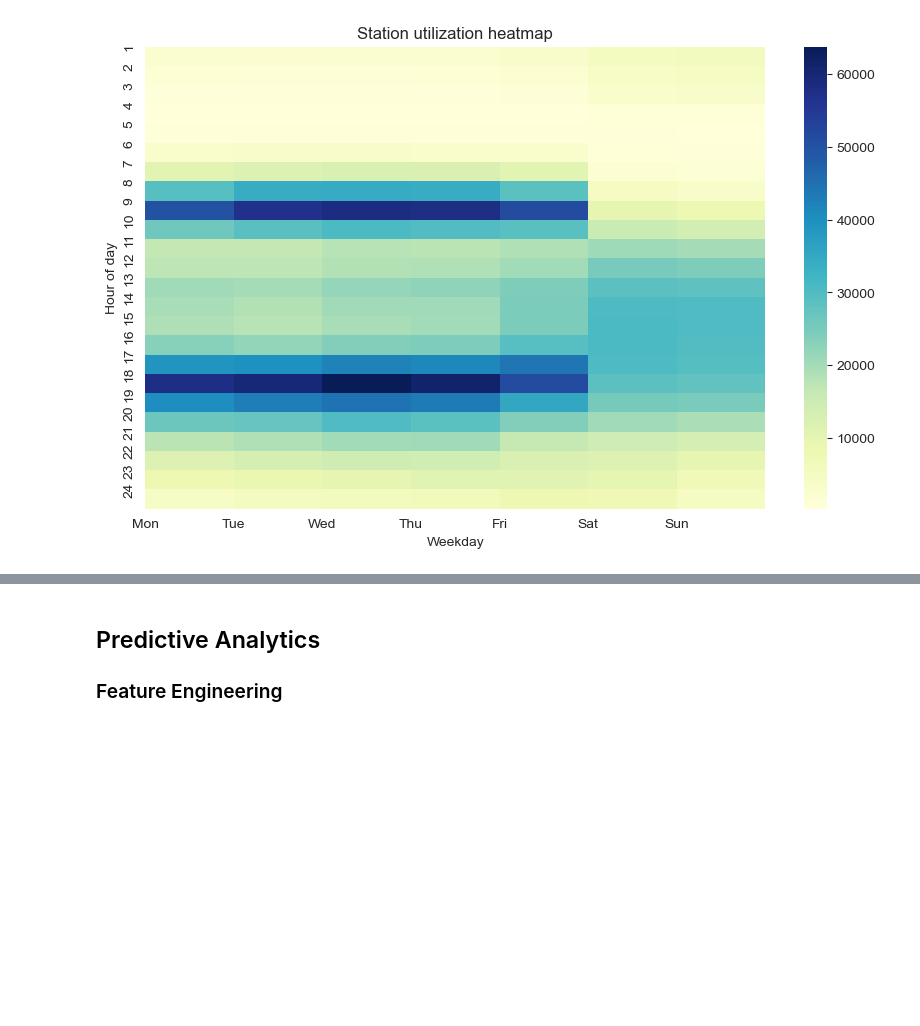
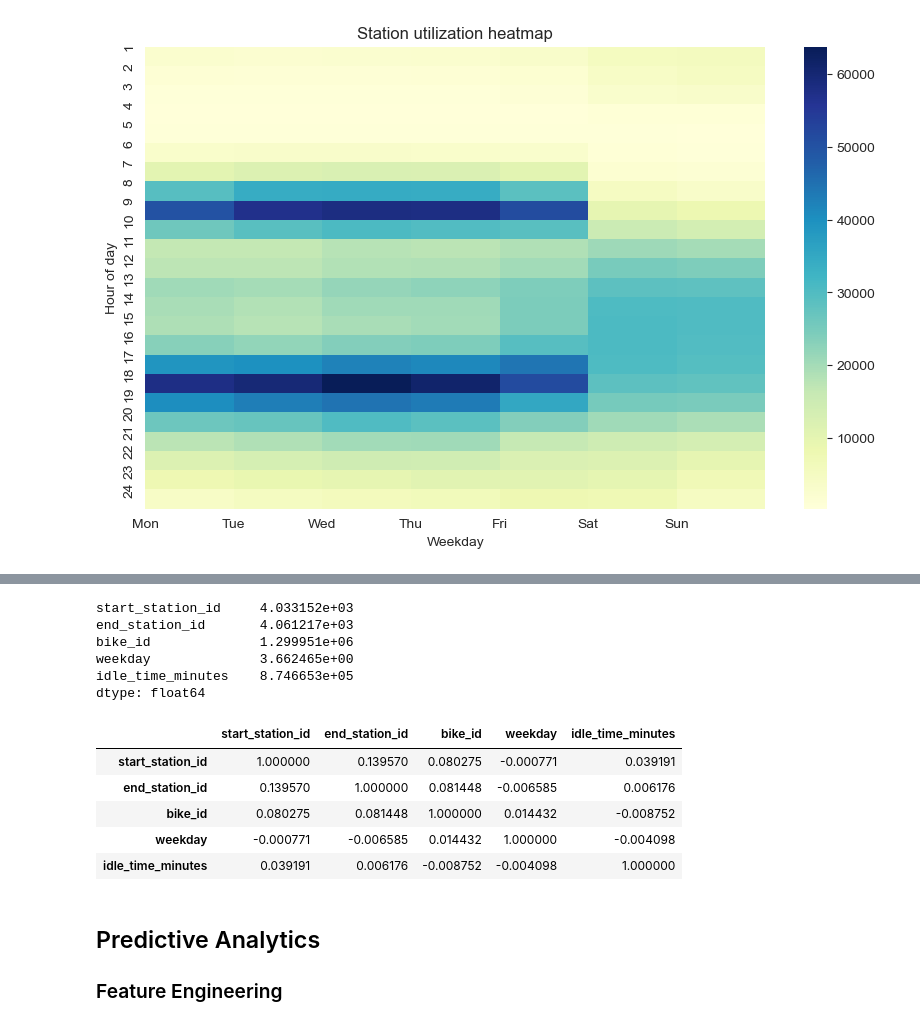
Before and after one commit to Oxford012/DDT, a Jupyter notebook: Final/Final_Notebook.ipynb, the cells around one changed output, grey strips where cells are left out. Saved outputs shown, nothing was run; the diff lists cells and outputs as text; code cells hidden in the pictures; blank space fills up the shorter version.

```diff
--- a/Final/Final_Notebook.ipynb
+++ b/Final/Final_Notebook.ipynb
@@ -882,3 +879,21 @@ data = data[data['idle_time_minutes'] > 0]
+# %%
+bluebikes_data.var()
+# %% [output]
+start_station_id     4.033152e+03
+end_station_id       4.061217e+03
+bike_id              1.299951e+06
+weekday              3.662465e+00
+idle_time_minutes    8.746653e+05
+dtype: float64
+# %%
+bluebikes_data.corr()
+# %% [output]
+|  | start_station_id | end_station_id | bike_id | weekday | idle_time_minutes |
+| start_station_id | 1.000000 | 0.139570 | 0.080275 | -0.000771 | 0.039191 |
+| end_station_id | 0.139570 | 1.000000 | 0.081448 | -0.006585 | 0.006176 |
+| bike_id | 0.080275 | 0.081448 | 1.000000 | 0.014432 | -0.008752 |
+| weekday | -0.000771 | -0.006585 | 0.014432 | 1.000000 | -0.004098 |
+| idle_time_minutes | 0.039191 | 0.006176 | -0.008752 | -0.004098 | 1.000000 |
 # %% [markdown]
 ## Predictive Analytics
 
```
Also changed, not shown: parts of 39 cells of this notebook.
